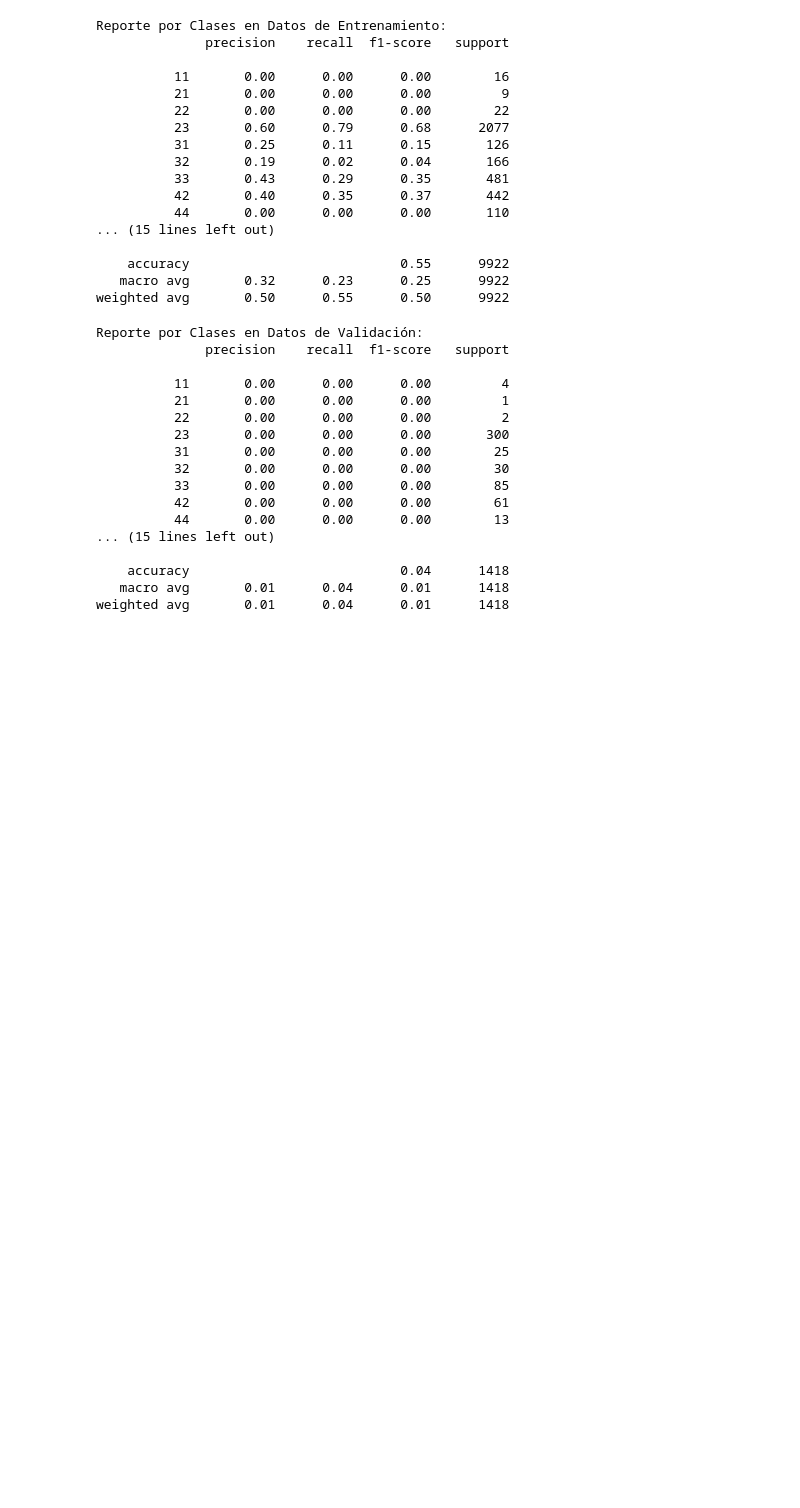
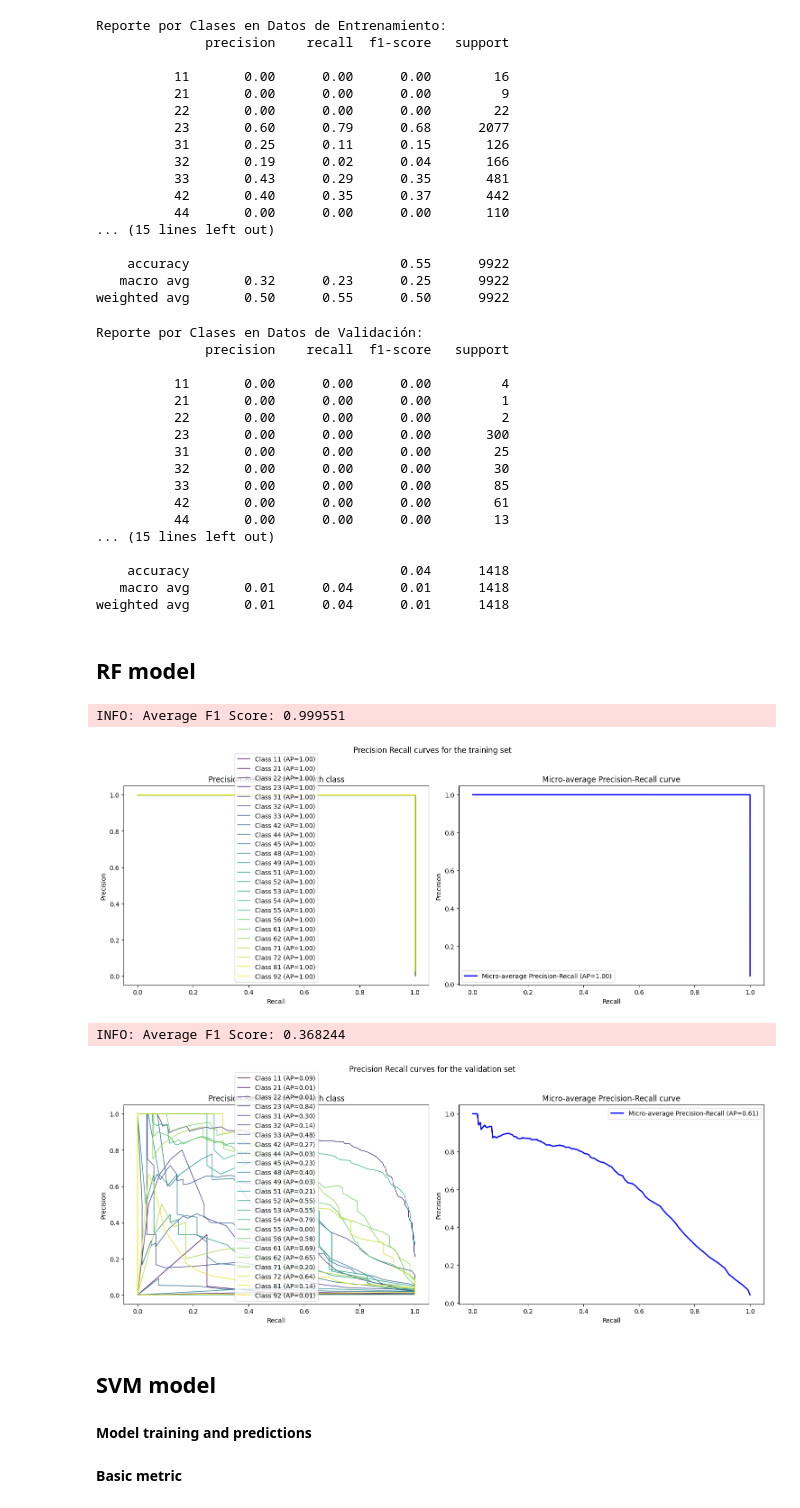
Before and after one commit to Zrive/zrive-ds-1q24-industry-classification, a Jupyter notebook: notebooks/model_selection.ipynb, the cells around one changed output. Drawn from its saved outputs; the diff is of its cells as text; code cells hidden in the pictures; blank space fills up the shorter version.

```diff
--- a/notebooks/model_selection.ipynb
+++ b/notebooks/model_selection.ipynb
@@ -172,7 +171,7 @@ class CustomDataset(Dataset):
         label = torch.tensor(target, dtype=torch.long)
 
         return {
-            'logits': logits,
+            'embeddings': embeddings,
             'label': label,
         }
 # %% [markdown]
@@ -212,18 +196,18 @@ def create_dataframe_from_dataset(dataset):
     for i in range(len(dataset)):
         item = dataset[i]
         # Assume each item returns a dictionary with 'embeddings' and 'label'
-        embeddings = item['logits'].squeeze().detach().numpy()  # Converting tensor to numpy array
+        embeddings = item['embeddings'].squeeze().detach().numpy()  # Converting tensor to numpy array
         label = item['label'].item()  # Getting the scalar value of the label tensor
         # You may want to store more meaningful data depending on your application
         # For demonstration, we'll just store the label and the shape of the embeddings
         data.append({
             'label': label,
-            'logits': embeddings  # Storing just the shape for simplicity
+            'embeddings': embeddings  # Storing just the shape for simplicity
         })
     return pd.DataFrame(data)
 # %%
 def split_dataframe_in_X_y_arrays(df):
-    X = np.array(df['logits'].tolist())
+    X = np.array(df['embeddings'].tolist())
     y = df['label'].values
 
     return X, y
@@ -379,3 +413,26 @@ Reporte por Clases en Datos de Validación:
     accuracy                           0.04      1418
    macro avg       0.01      0.04      0.01      1418
 weighted avg       0.01      0.04      0.01      1418
+# %% [markdown]
+## RF model
+# %%
+from sklearn.ensemble import RandomForestClassifier
+
+model = RandomForestClassifier(n_estimators=100, random_state=42)
+model.fit(X_train, y_train)
+
+y_val_pred = model.predict(X_val)
+y_val_proba = model.predict_proba(X_val)
+
+y_train_pred = model.predict(X_train)
+y_train_proba = model.predict_proba(X_train)
+# %%
+plot_precision_recall_curves_multi_class(y_train, y_train_proba, splitted_set = "training")
+plot_precision_recall_curves_multi_class(y_val, y_val_proba, splitted_set = "validation")
+# %% [output]
+INFO: Average F1 Score: 0.999551
+[figure, added]
+INFO: Average F1 Score: 0.368244
+[figure, added]
+# %% [markdown]
+## SVM model
@@ -381,0 +441,2 @@ weighted avg       0.01      0.04      0.01      1418
+# %% [markdown]
+**Model training and predictions**
@@ -381,0 +454,2 @@ weighted avg       0.01      0.04      0.01      1418
+# %% [markdown]
+**Basic metric**
```
Also changed, not shown: parts of 12 cells of this notebook, 2 other files.
